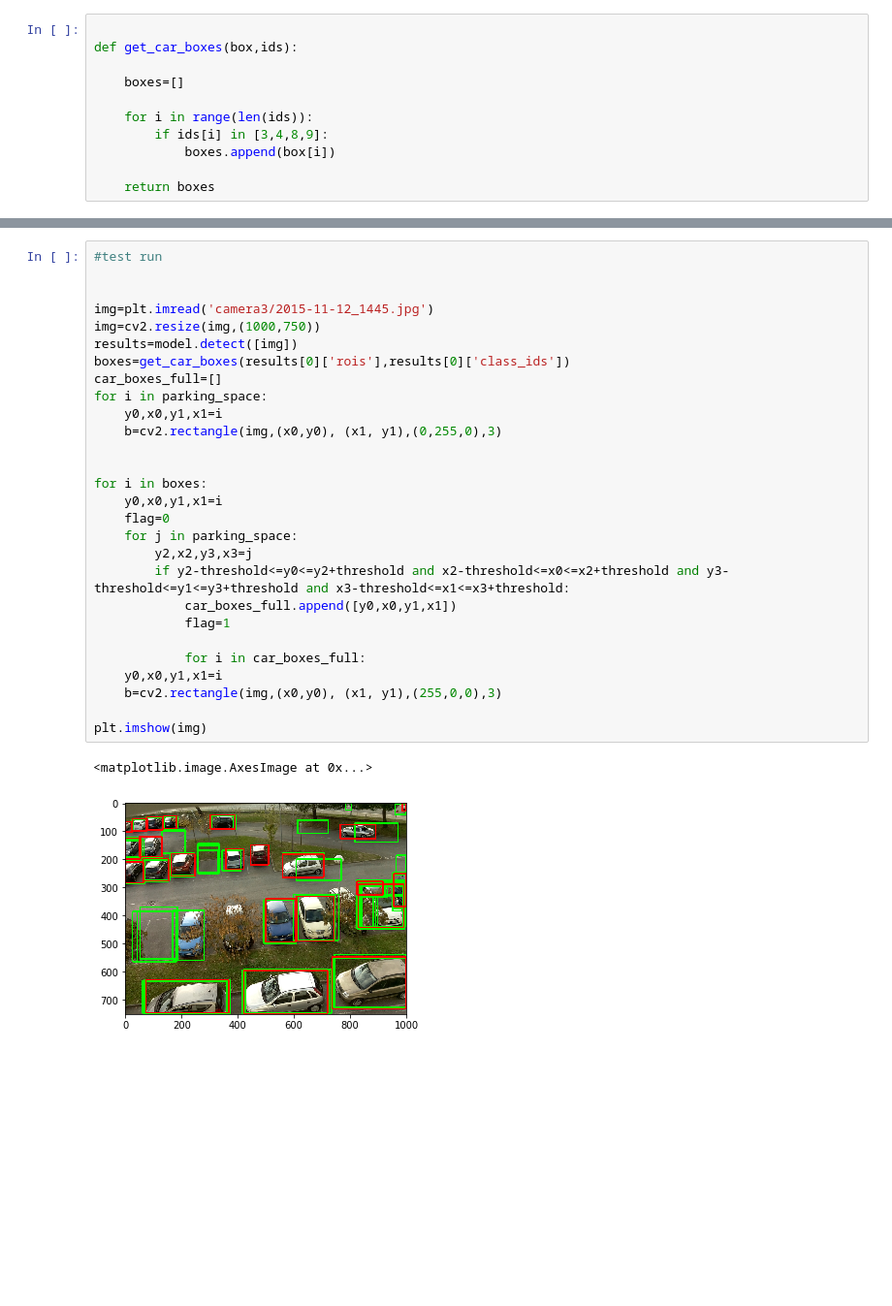
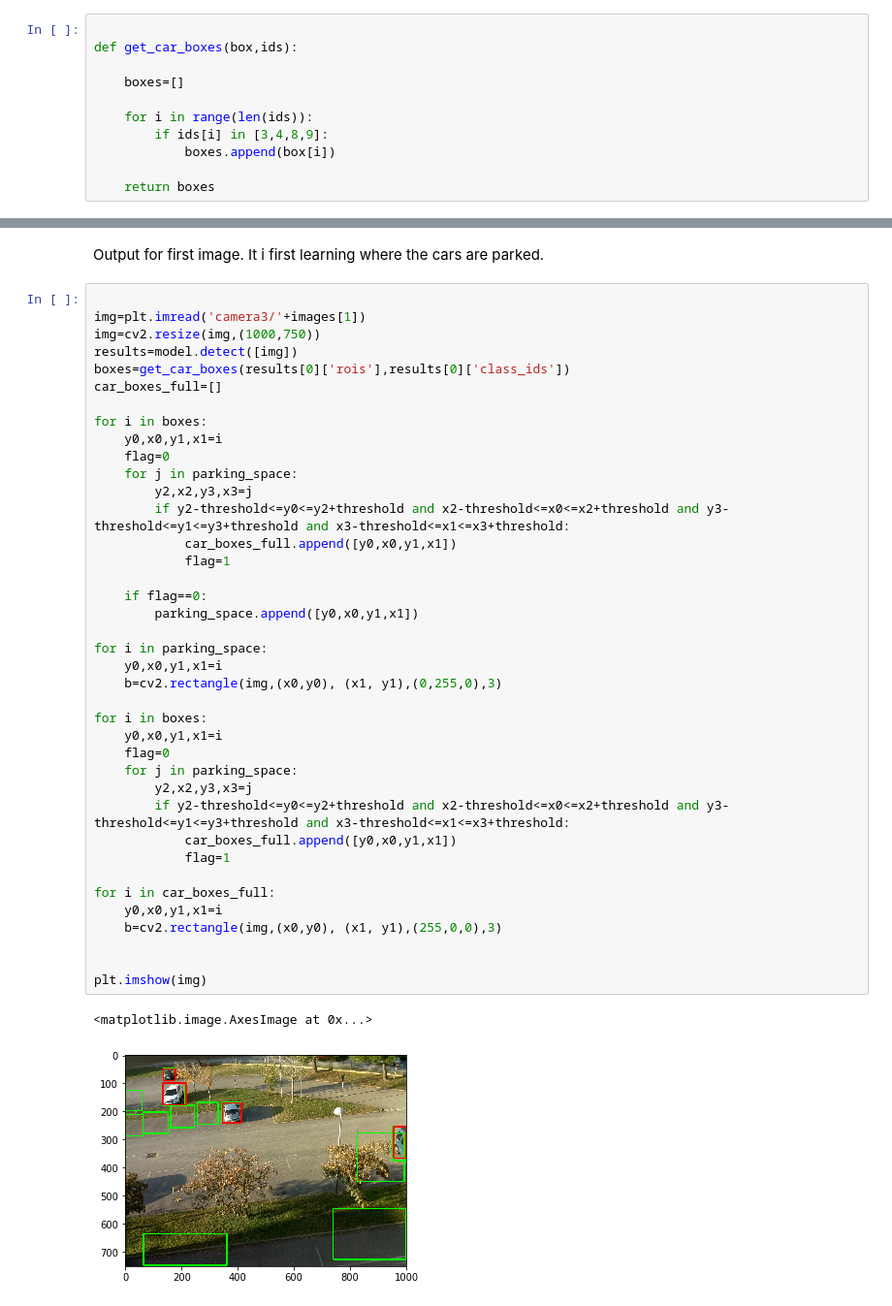
Before and after one commit to Kshitij9459/Car-parking-detection, a Jupyter notebook: Untitled.ipynb, the cells around one changed output, grey strips where cells are left out. Shown at 97% size. Saved outputs shown, nothing was run; the diff lists cells and outputs as text; blank space fills up the shorter version.

```diff
--- a/Untitled.ipynb
+++ b/Untitled.ipynb
@@ -54,31 +92,44 @@ for i in images:
+# %% [markdown]
+Output for first image. It i first learning where the cars are parked.
 # %%
-#test run
 
-
-img=plt.imread('camera3/2015-11-12_1445.jpg')
+img=plt.imread('camera3/'+images[1])
 img=cv2.resize(img,(1000,750))
 results=model.detect([img])
 boxes=get_car_boxes(results[0]['rois'],results[0]['class_ids'])
 car_boxes_full=[]
-for i in parking_space:
-    y0,x0,y1,x1=i
-    b=cv2.rectangle(img,(x0,y0), (x1, y1),(0,255,0),3)
-
 
 for i in boxes:
     y0,x0,y1,x1=i
     flag=0
     for j in parking_space:
         y2,x2,y3,x3=j
         if y2-threshold<=y0<=y2+threshold and x2-threshold<=x0<=x2+threshold and y3-threshold<=y1<=y3+threshold and x3-threshold<=x1<=x3+threshold:
             car_boxes_full.append([y0,x0,y1,x1])
             flag=1
 
-            for i in car_boxes_full:
+    if flag==0:
+        parking_space.append([y0,x0,y1,x1])
+
+for i in parking_space:
+    y0,x0,y1,x1=i
+    b=cv2.rectangle(img,(x0,y0), (x1, y1),(0,255,0),3)
+
+for i in boxes:
+    y0,x0,y1,x1=i
+    flag=0
+    for j in parking_space:
+        y2,x2,y3,x3=j
+        if y2-threshold<=y0<=y2+threshold and x2-threshold<=x0<=x2+threshold and y3-threshold<=y1<=y3+threshold and x3-threshold<=x1<=x3+threshold:
+            car_boxes_full.append([y0,x0,y1,x1])
+            flag=1
+
+for i in car_boxes_full:
     y0,x0,y1,x1=i
     b=cv2.rectangle(img,(x0,y0), (x1, y1),(255,0,0),3)
 
+
 plt.imshow(img)
 # %% [output]
 <matplotlib.image.AxesImage at 0x...>
-[figure, old version]
+[figure, new version]
```
Also changed, not shown: parts of 10 cells of this notebook.
